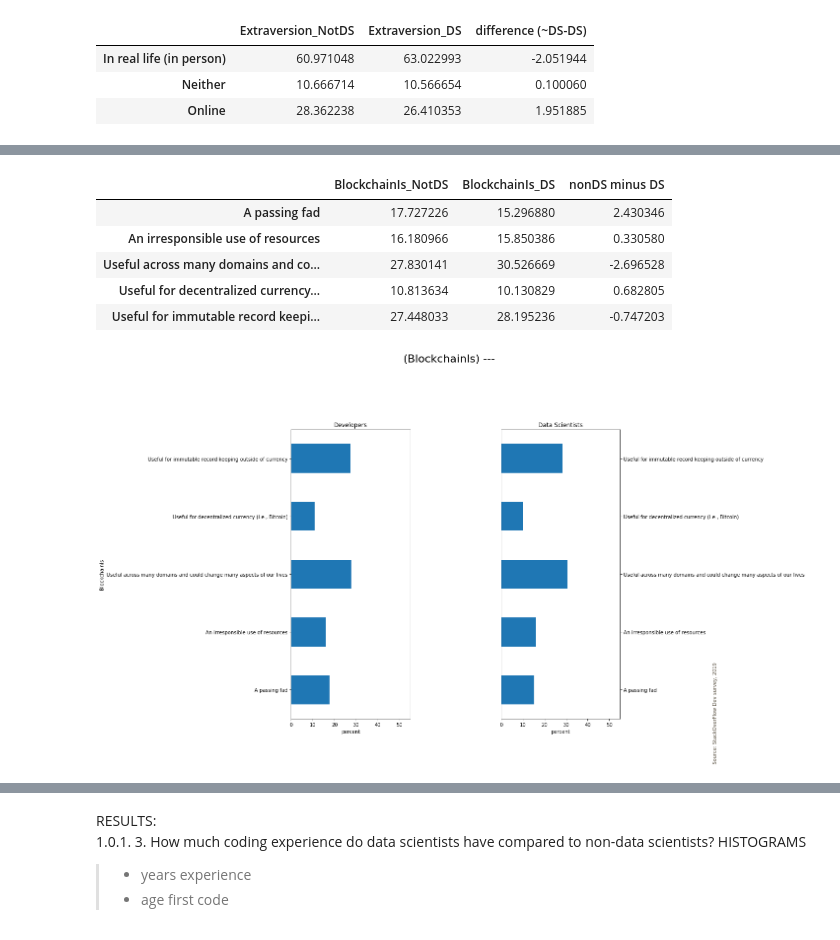
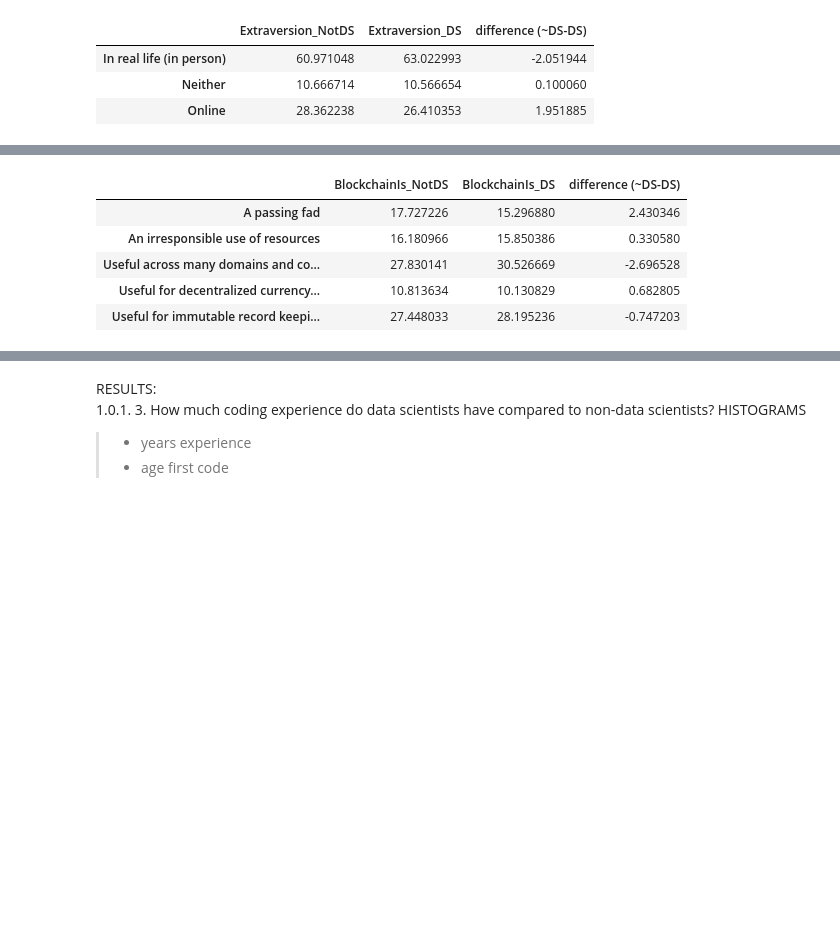
Before and after one commit to ergonyc/Practice-python-exercises, a Jupyter notebook: DataPresentation0/StackOverFlow-ThinkfulCapstone0.ipynb, the cells around one changed output, grey strips where cells are left out. Cells and saved outputs as stored; diff of their text form; code cells hidden in the pictures; blank space fills up the shorter version.

```diff
--- a/DataPresentation0/StackOverFlow-ThinkfulCapstone0.ipynb
+++ b/DataPresentation0/StackOverFlow-ThinkfulCapstone0.ipynb
@@ -1194,30 +1189,29 @@ SyntaxError: invalid syntax (<ipython-input-372-90948ffda96b>, line 15)
 # %%
 # plot blockchain versus salary or years experience..?
-#'BlockchainIs',
+# 'BlockchainIs',
 
 title_text = '(BlockchainIs) ---'
-xlimit = {0,55}
+xlimit = {0, 55}
 xlabel_text = 'percent'
 ylabel_text = 'BlockchainIs'
-df_plot1 = 100*df.BlockchainIs[df['notDS']].value_counts('mean',sort=False)
-df_plot2 = 100*df.BlockchainIs[df['isDS']].value_counts('mean',sort=False)
+df_plot1 = 100*df.BlockchainIs[df['notDS']].value_counts('mean', sort=True)
+df_plot2 = 100*df.BlockchainIs[df['isDS']].value_counts('mean', sort=True)
 #df_plot2 = df_plot2[df_plot1.index]
 #plot_2col(df_plot1, df_plot2, title_text, xlimit, xlabel_text, ylabel_text,'barh')
-#df_plot1.unstack(-1).plot.barh()
-#df_plot1
+# df_plot1.unstack(-1).plot.barh()
+# df_plot1
 
 pd.concat([df_plot1.rename('BlockchainIs_NotDS'),
            df_plot2.rename('BlockchainIs_DS'),
-          (df_plot1-df_plot2).rename('difference (~DS-DS)')],
-                 axis =1)
+           (df_plot1-df_plot2).rename('difference (~DS-DS)')],
+          axis=1)
 # %% [output]
-|  | BlockchainIs_NotDS | BlockchainIs_DS | nonDS minus DS |
+|  | BlockchainIs_NotDS | BlockchainIs_DS | difference (~DS-DS) |
 | A passing fad | 17.727226 | 15.296880 | 2.430346 |
 | An irresponsible use of resources | 16.180966 | 15.850386 | 0.330580 |
 | Useful across many domains and co... | 27.830141 | 30.526669 | -2.696528 |
 | Useful for decentralized currency... | 10.813634 | 10.130829 | 0.682805 |
 | Useful for immutable record keepi... | 27.448033 | 28.195236 | -0.747203 |
-[figure, removed]
 # %%
 #'BlockchainIs', 'BetterLife',   'ITperson', 'SocialMedia',  'ScreenName',  'OpenSource'
 
```
Also changed, not shown: parts of 103 cells of this notebook.
